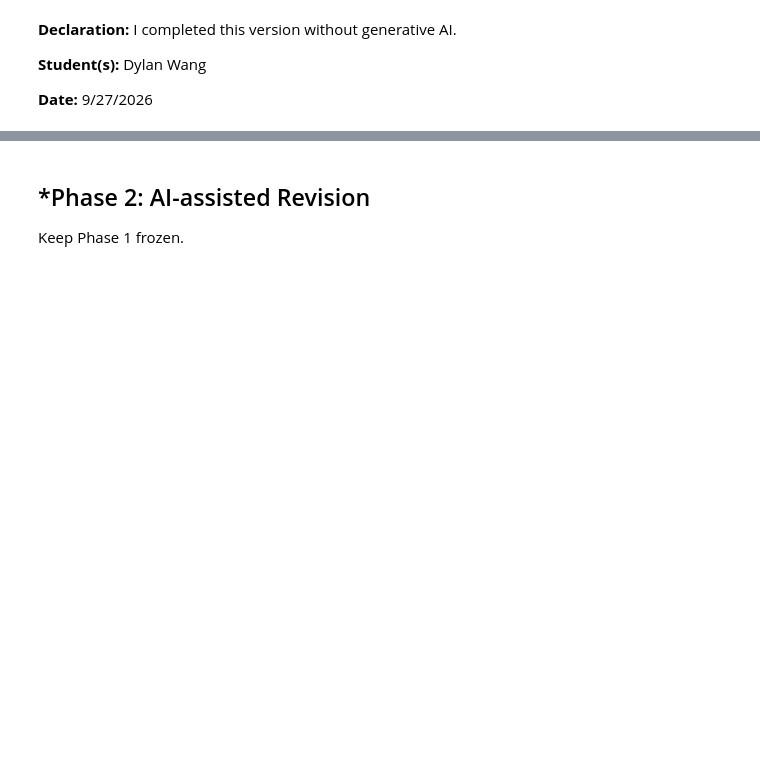
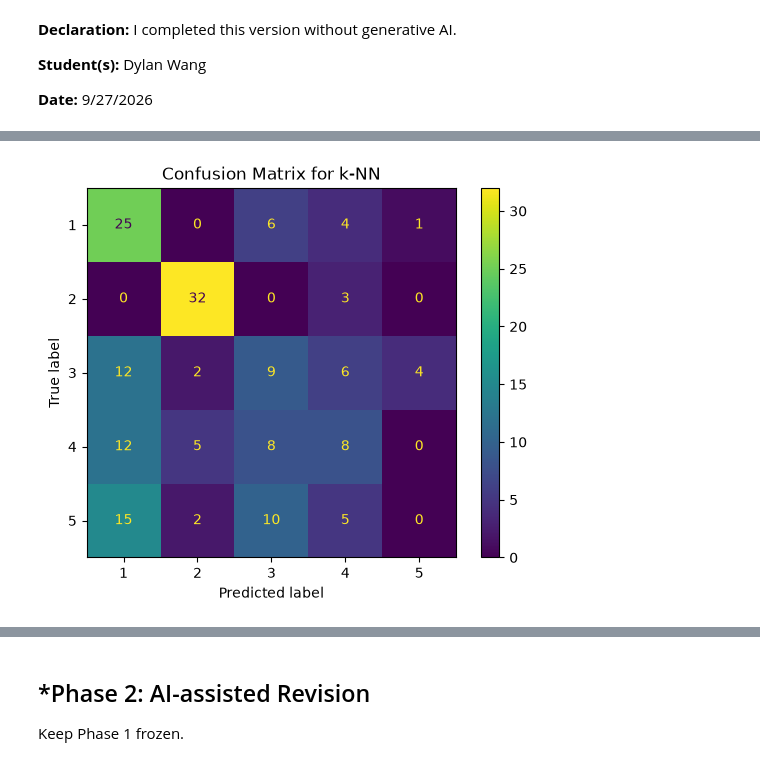
Before and after one commit to yilinw762/A03-knn, a Jupyter notebook: notebook.ipynb, the cells around one changed output, grey strips where cells are left out. Saved outputs shown, nothing was run; the diff lists cells and outputs as text; code cells hidden in the pictures; blank space fills up the shorter version.

```diff
--- a/notebook.ipynb
+++ b/notebook.ipynb
@@ -52,3 +52,15 @@ notebook before beginning Phase 2.
 **Date:** 9/27/2026
 # %%
 # Your Phase 1 solution to the problem goes here.
+
+# import the necessary libraries
+import numpy as np
+import pandas as pd
+import matplotlib.pyplot as plt
+
+from sklearn.model_selection import train_test_split
+from sklearn.neighbors import KNeighborsClassifier
+from sklearn.metrics import accuracy_score, confusion_matrix, ConfusionMatrixDisplay
+
+df = pd.read_csv('data/land_mines.csv')
+df.head(10)
@@ -54,0 +211,22 @@ notebook before beginning Phase 2.
+# %%
+# question 4:
+
+best_model = KNeighborsClassifier(n_neighbors=best_k)
+
+best_model.fit(X_train, y_train)
+
+y_pred = best_model.predict(X_test)
+
+accuracy = accuracy_score(y_test, y_pred)
+
+print("Accuracy:", accuracy)
+print("Accuracy percentage:", round(accuracy * 100, 2), "%")
+
+confusion = pd.crosstab(
+    y_test,
+    y_pred,
+    rownames=["Actual"],
+    colnames=["Predicted"]
+)
+
+confusion
@@ -54,0 +243,10 @@ notebook before beginning Phase 2.
+# %%
+ConfusionMatrixDisplay.from_predictions(
+    y_test,
+    y_pred
+)
+
+plt.title("Confusion Matrix for k-NN")
+plt.show()
+# %% [output]
+[figure, added]
```
Also changed, not shown: parts of 10 cells of this notebook.
